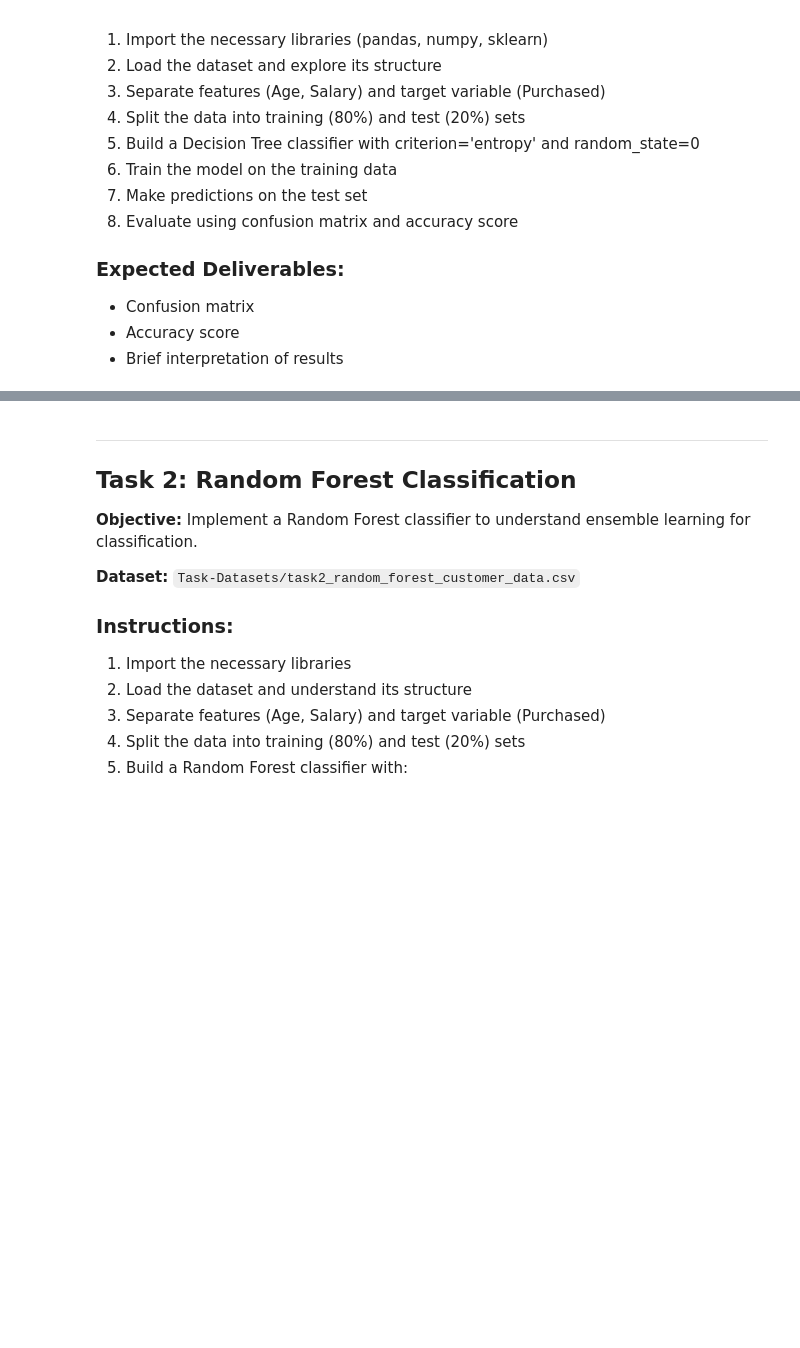
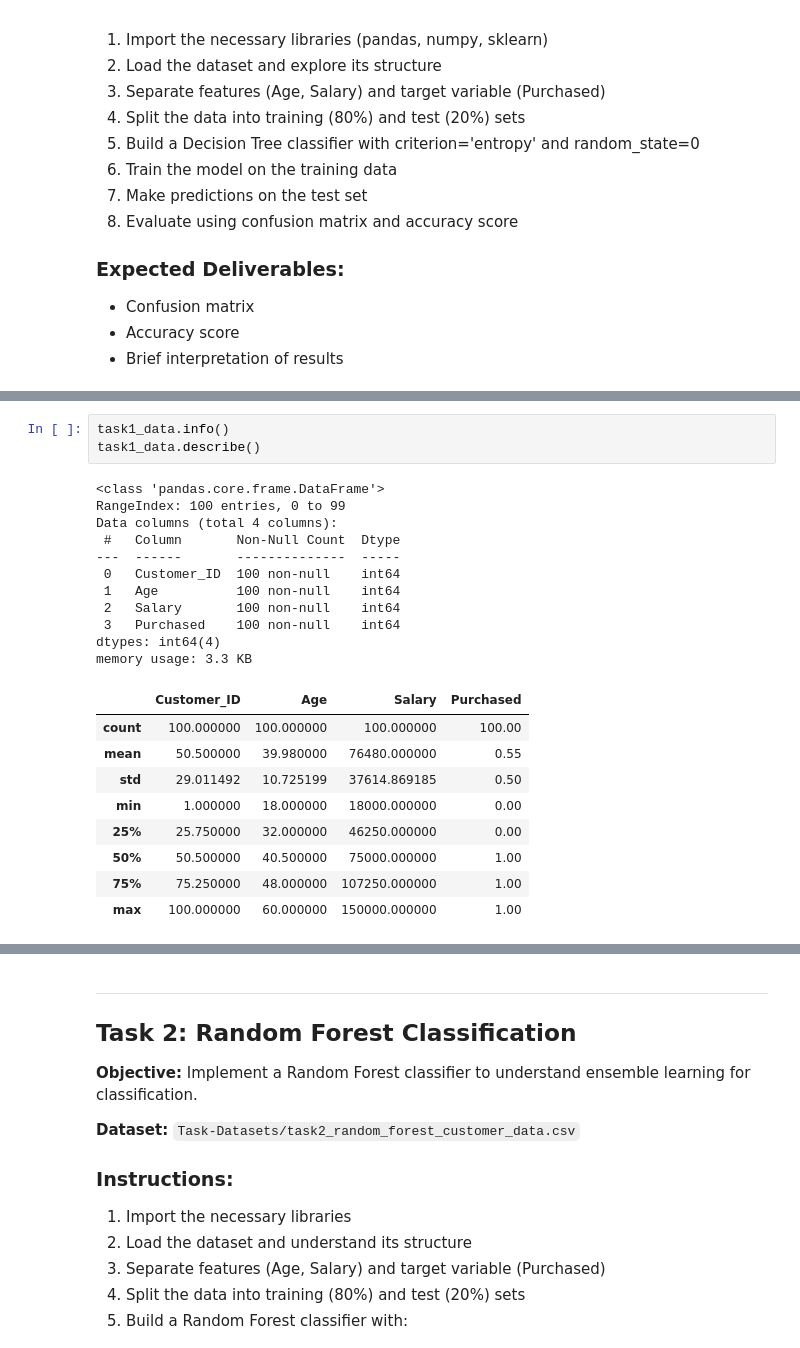
Before and after one commit to Blessing-Ekeh/dataraflow-week18-Classification--II-Decision-Trees-Random-Forests, a Jupyter notebook: Take Home.ipynb, the cells around one changed output, grey strips where cells are left out. Cells and saved outputs as stored; diff of their text form; blank space fills up the shorter version.

```diff
--- a/Take Home.ipynb
+++ b/Take Home.ipynb
@@ -44,0 +61,24 @@ These tasks are designed to test your understanding of the fundamental concepts
+# %%
+task1_data.info()
+task1_data.describe()
+# %% [output]
+<class 'pandas.core.frame.DataFrame'>
+RangeIndex: 100 entries, 0 to 99
+Data columns (total 4 columns):
+ #   Column       Non-Null Count  Dtype
+---  ------       --------------  -----
+ 0   Customer_ID  100 non-null    int64
+ 1   Age          100 non-null    int64
+ 2   Salary       100 non-null    int64
+ 3   Purchased    100 non-null    int64
+dtypes: int64(4)
+memory usage: 3.3 KB
+|  | Customer_ID | Age | Salary | Purchased |
+| count | 100.000000 | 100.000000 | 100.000000 | 100.00 |
+| mean | 50.500000 | 39.980000 | 76480.000000 | 0.55 |
+| std | 29.011492 | 10.725199 | 37614.869185 | 0.50 |
+| min | 1.000000 | 18.000000 | 18000.000000 | 0.00 |
+| 25% | 25.750000 | 32.000000 | 46250.000000 | 0.00 |
+| 50% | 50.500000 | 40.500000 | 75000.000000 | 1.00 |
+| 75% | 75.250000 | 48.000000 | 107250.000000 | 1.00 |
+| max | 100.000000 | 60.000000 | 150000.000000 | 1.00 |
```
Also changed, not shown: parts of 19 cells of this notebook.
